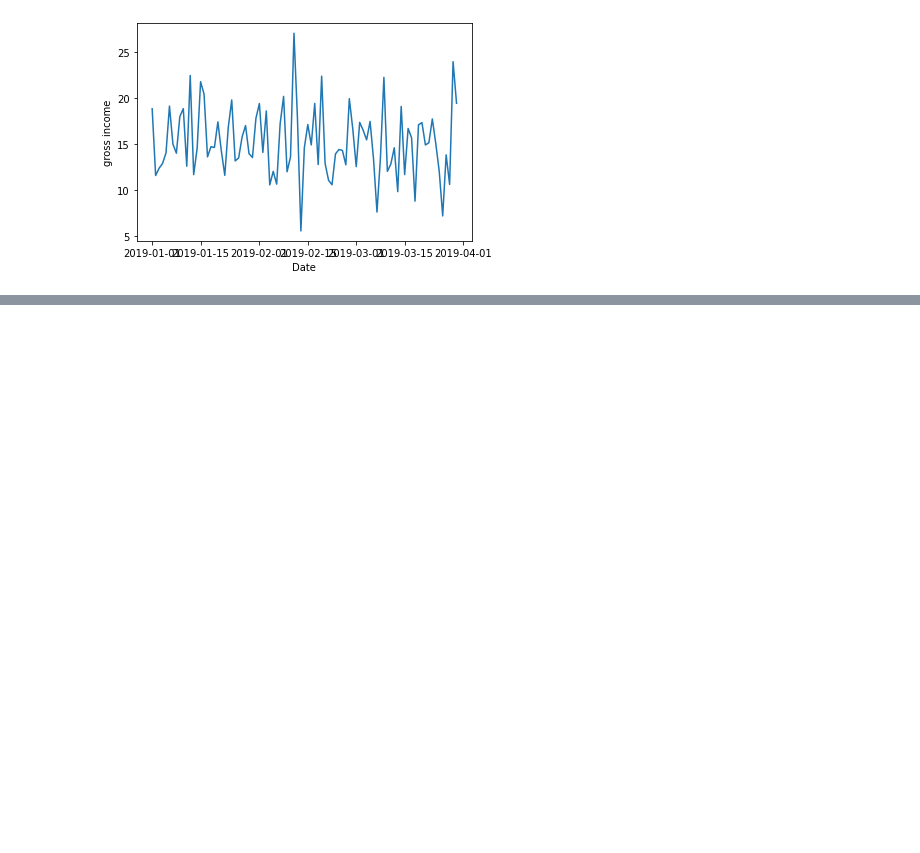
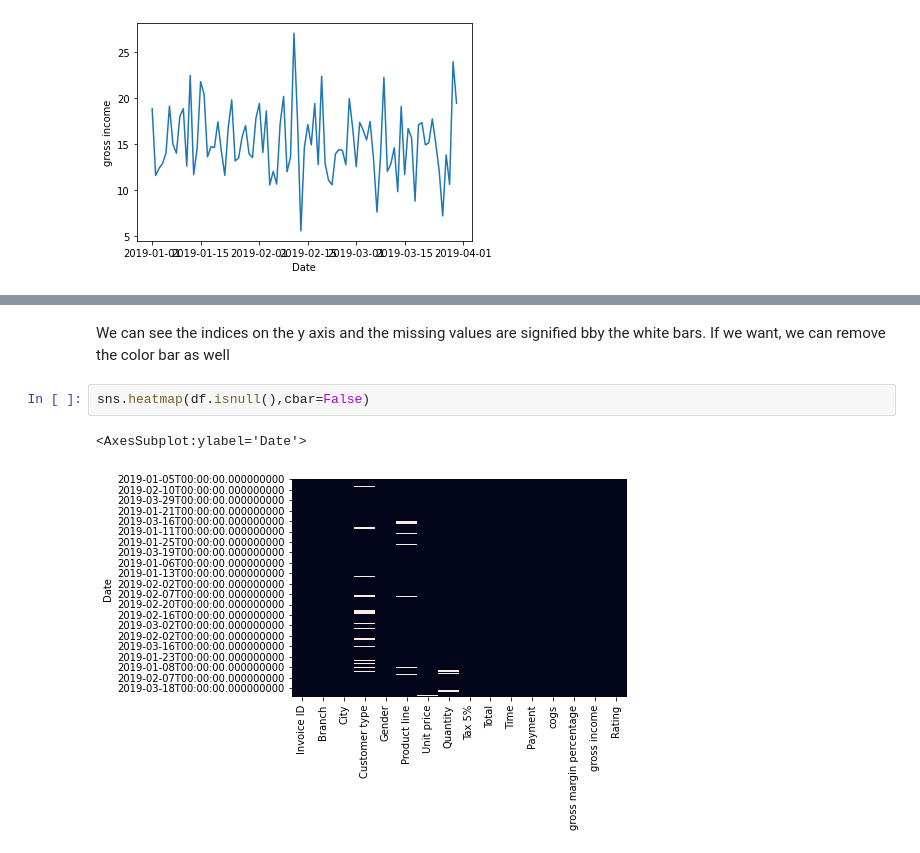
Before and after one commit to abhinavmehra4/EDA-Project-1, a Jupyter notebook: Project.ipynb, the cells around one changed output, grey strips where cells are left out. Cells and saved outputs as stored; diff of their text form; blank space fills up the shorter version.

```diff
--- a/Project.ipynb
+++ b/Project.ipynb
@@ -377,0 +472,7 @@ sns.lineplot(x=abscissa,y=ordinate)
+# %% [markdown]
+We can see the indices on the y axis and the missing values are signified bby the white bars. If we want, we can remove the color bar as well
+# %%
+sns.heatmap(df.isnull(),cbar=False)
+# %% [output]
+<AxesSubplot:ylabel='Date'>
+[figure, added]
```
Also changed, not shown: parts of 13 cells of this notebook.
